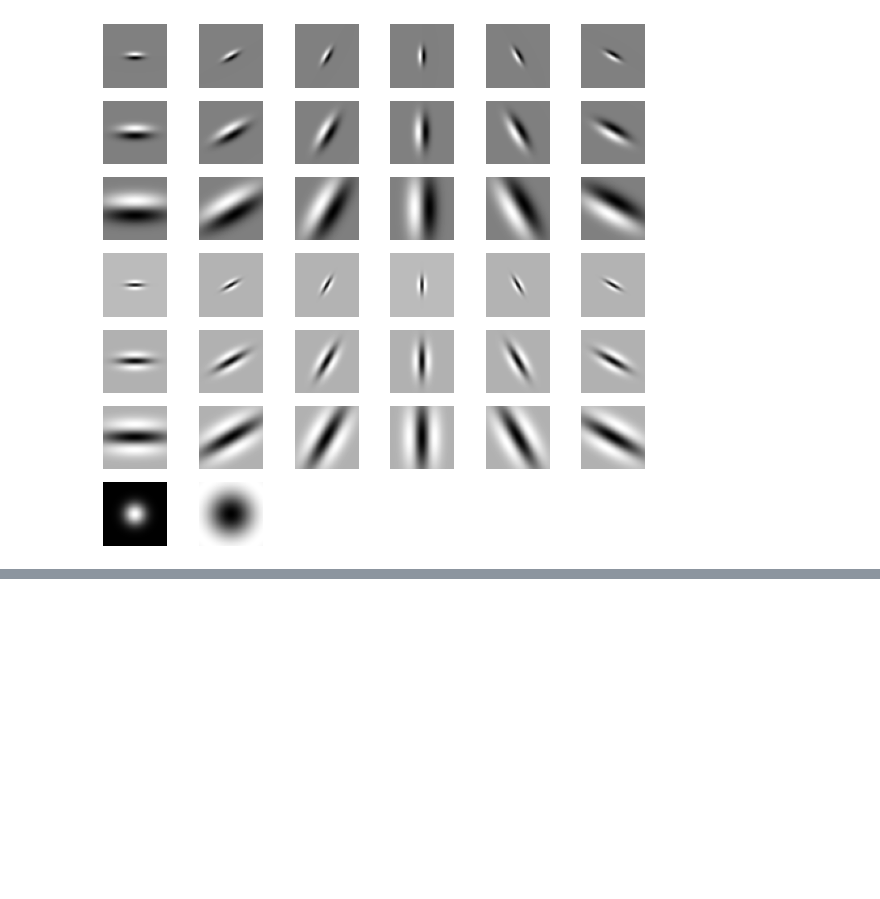
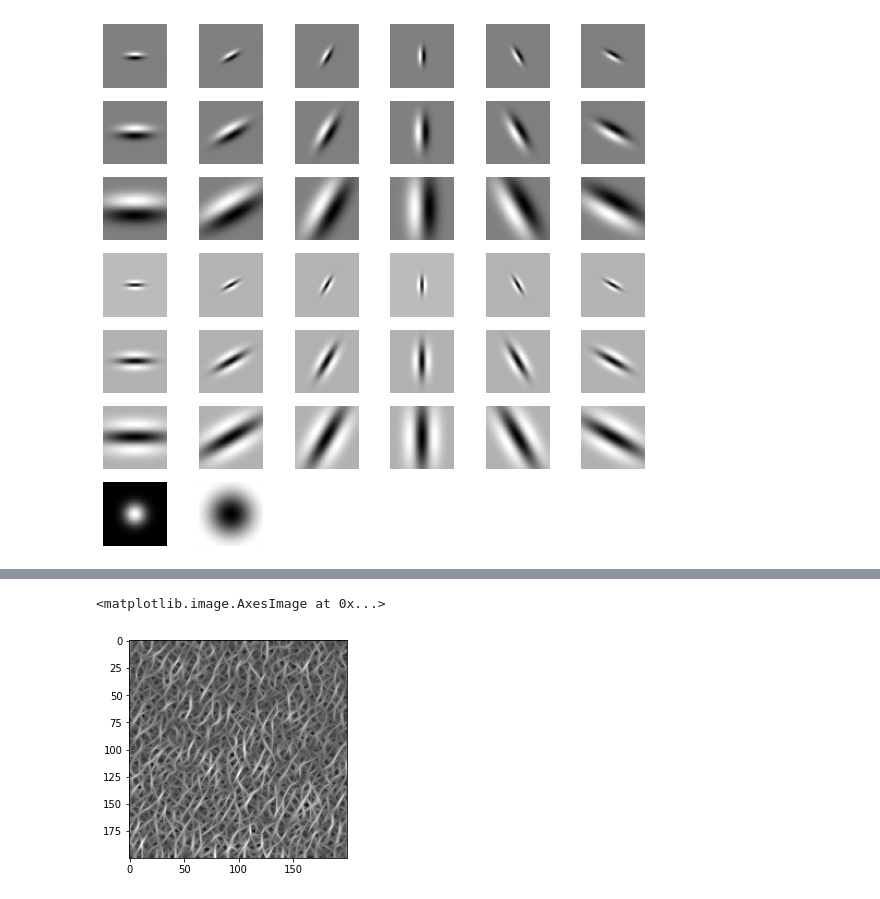
Before and after one commit to Nikronic/Computer-Vision-IUST, a Jupyter notebook: HW03/CV_HW03.ipynb, the cells around one changed output, grey strips where cells are left out. Saved outputs shown, nothing was run; the diff lists cells and outputs as text; code cells hidden in the pictures; blank space fills up the shorter version.

```diff
--- a/HW03/CV_HW03.ipynb
+++ b/HW03/CV_HW03.ipynb
@@ -240,0 +277,5 @@ for i in range(0,38):
+# %%
+plt.imshow(class_MR8[0,3], cmap='gray')
+# %% [output]
+<matplotlib.image.AxesImage at 0x...>
+[figure, added]
```
Also changed, not shown: parts of 6 cells of this notebook.
